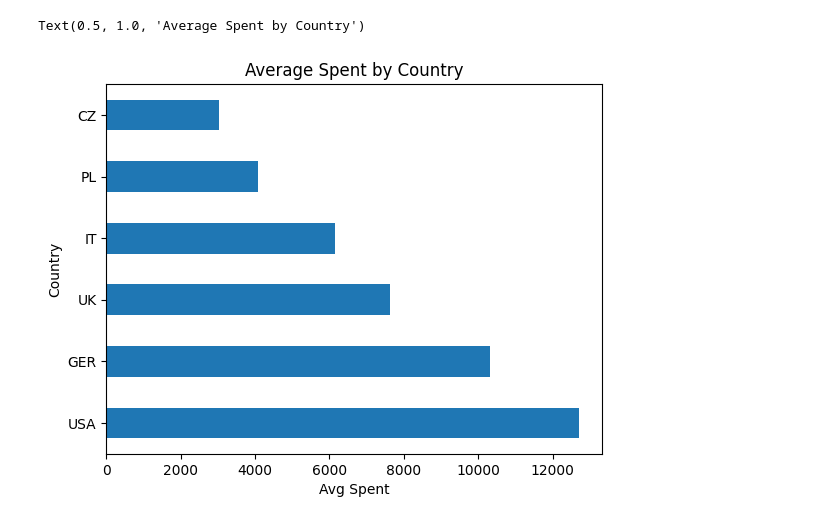
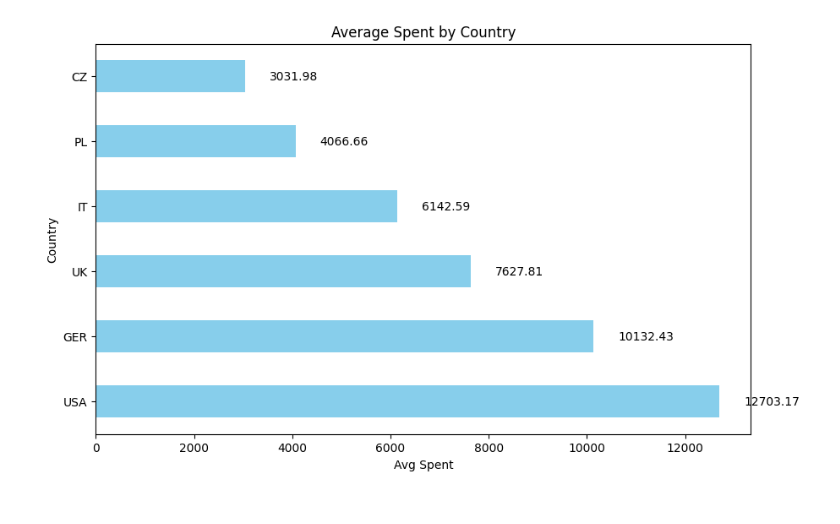
Before and after one commit to HMurawski/dump, a Jupyter notebook: dump_learning/February 25'/020225/35.ipynb, the cells around one changed output. Drawn from its saved outputs; the diff is of its cells as text; code cells hidden in the pictures.

```diff
--- a/dump_learning/February 25'/020225/35.ipynb
+++ b/dump_learning/February 25'/020225/35.ipynb
@@ -37,11 +37,15 @@ CZ      3033.93
 Name: Total_Spend, dtype: float64
 # %%
-avg_sales_per_country.plot(kind='barh')
+ax = avg_sales_per_country.plot(kind='barh', figsize=(10,6), color="skyblue")
 plt.xlabel("Avg Spent")
 plt.title("Average Spent by Country")
+
+for i, v in enumerate(avg_sales_per_country):
+    ax.text(v + 500, i, str(round(v, 2)), va="center")
+
+plt.show()
 # %% [output]
-Text(0.5, 1.0, 'Average Spent by Country')
-[figure, old version]
+[figure, new version]
 # %%
 plt.figure(figsize=(10,5))
 sns.histplot(df["Age"], bins=30, kde=True, color="skyblue")
```
Also changed, not shown: parts of 4 cells of this notebook, 1 other file.
